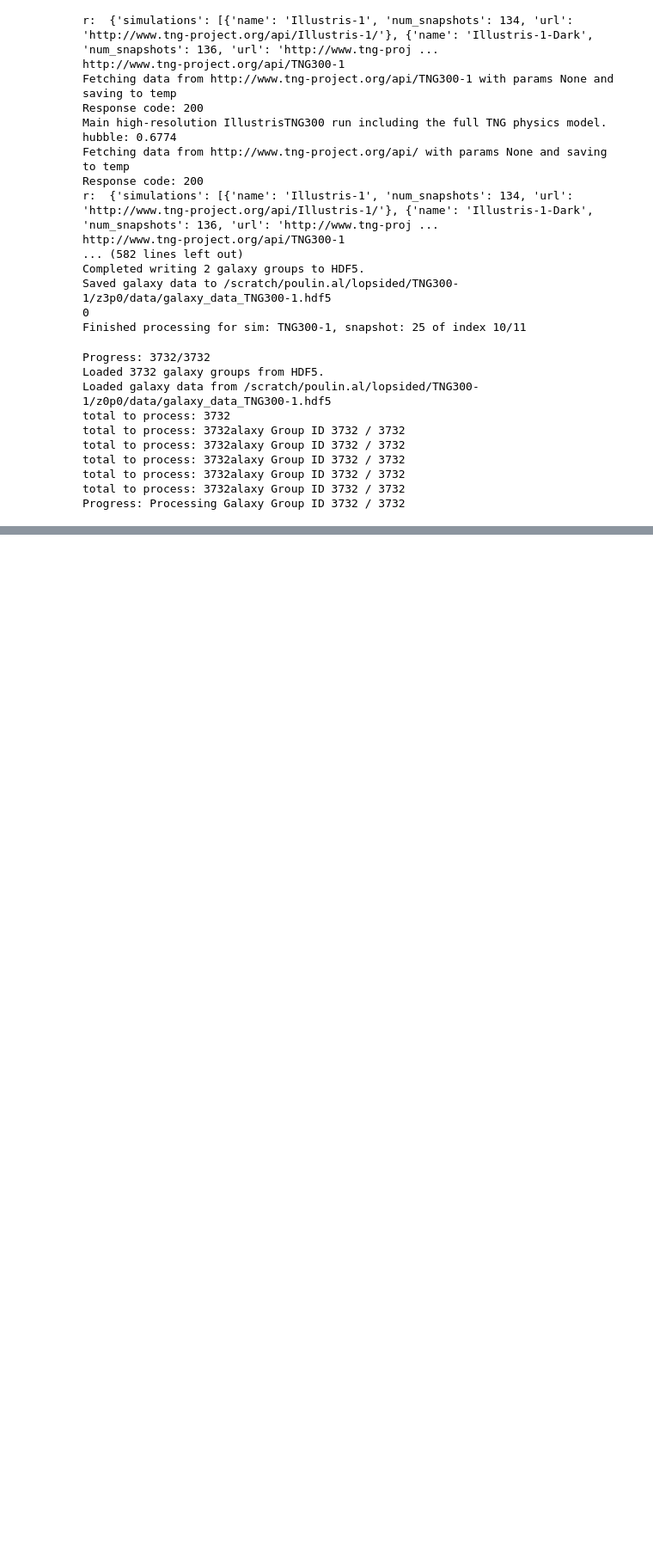
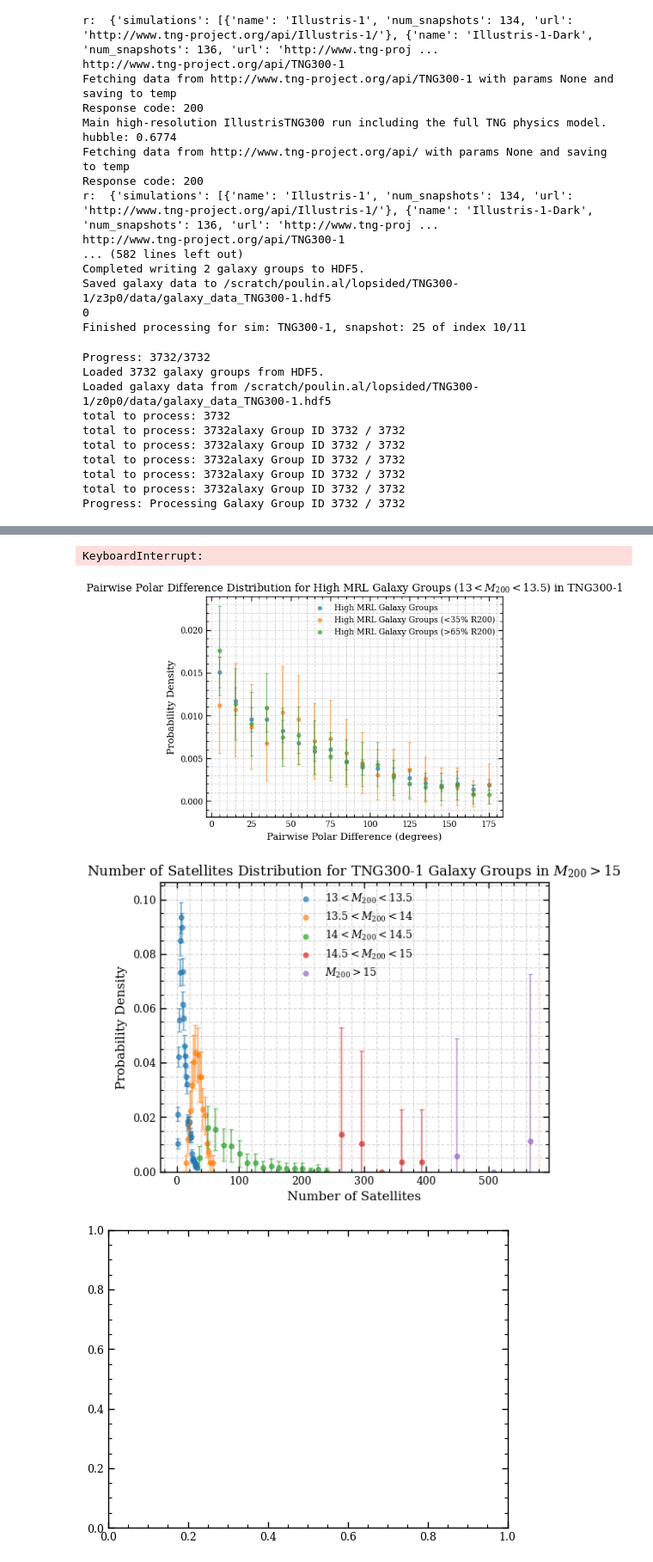
Before and after one commit to poulinal/sat-lopsidedness, a Jupyter notebook: src/myproject/redshiftGalaxyGroup.ipynb, the cells around one changed output, grey strips where cells are left out. Shown at 86% size. Drawn from its saved outputs; the diff is of its cells as text; code cells hidden in the pictures; blank space fills up the shorter version.

```diff
--- a/src/myproject/redshiftGalaxyGroup.ipynb
+++ b/src/myproject/redshiftGalaxyGroup.ipynb
@@ -41,7 +41,7 @@ total to process: 3732alaxy Group ID 3732 / 3732
 total to process: 3732alaxy Group ID 3732 / 3732
 Progress: Processing Galaxy Group ID 3732 / 3732
 # %%
-galaxyAnalysisZ0.computeAllPlots()
+galaxyAnalysisZ0.computeRedShiftPlots()
 # %% [output]
 Finished normal
 Total Galaxy Groups to process: 206 with pairs : 2313
@@ -80,2 +80,6 @@ Respon
+KeyboardInterrupt:
+[figure, added]
+[figure, added]
+[figure, added]
 # %%
 galaxyAnalysisZ0.setSnapshot(91)
```
Also changed, not shown: parts of 4 cells of this notebook, 3 other files.
